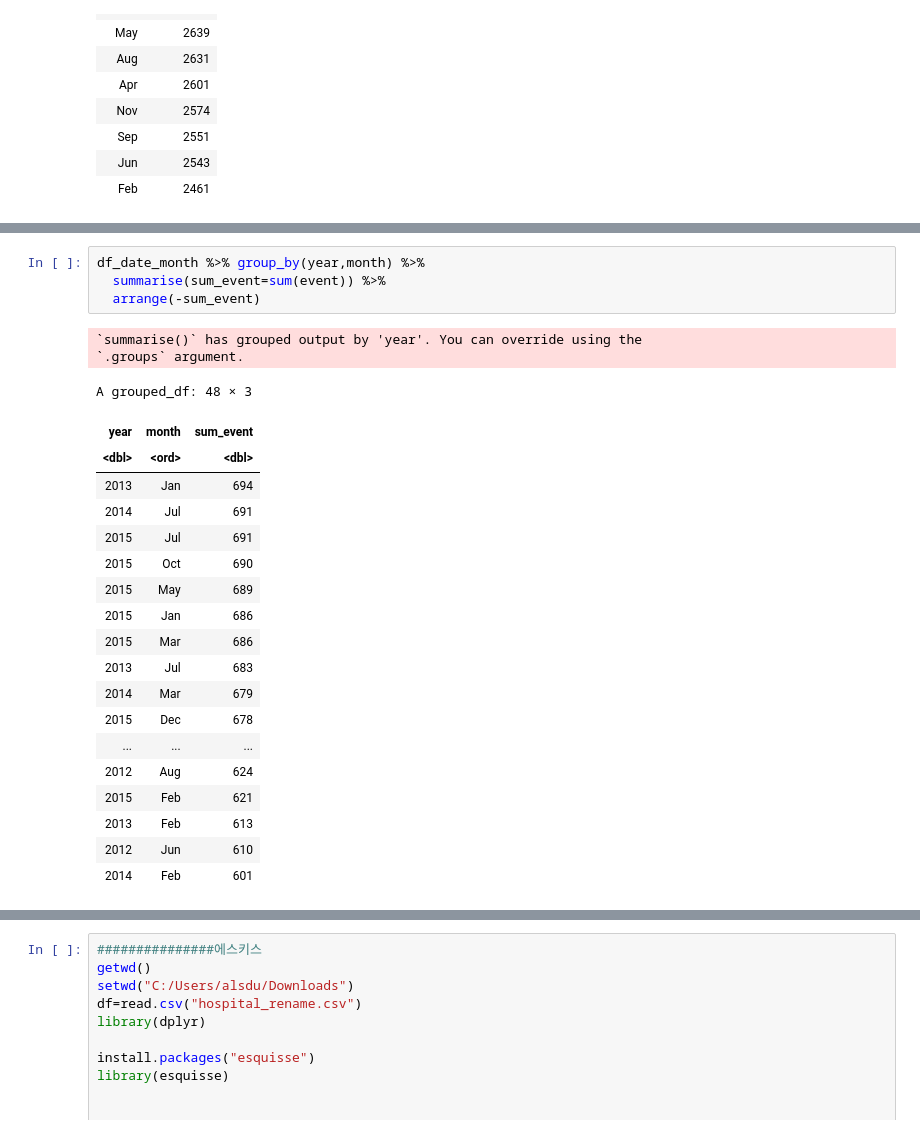
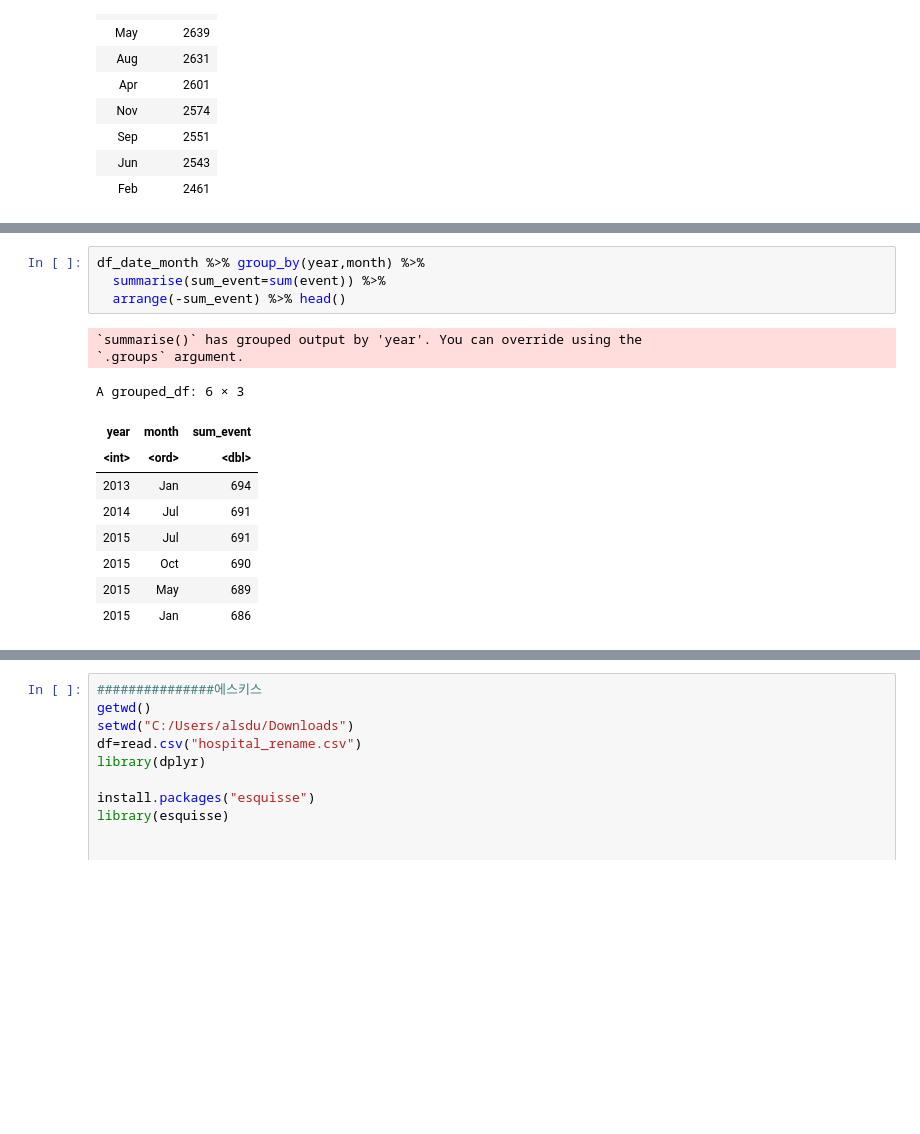
Before and after one commit to min02yam/Prediction-of-Cardiovascular-Disease-Incidence-using-machine-learning, a Jupyter notebook: hospital_Eda.ipynb, the cells around one changed output, grey strips where cells are left out. Drawn from its saved outputs; the diff is of its cells as text; blank space fills up the shorter version.

```diff
--- a/hospital_Eda.ipynb
+++ b/hospital_Eda.ipynb
@@ -763,27 +698,17 @@ A grouped_df: 48 × 3
 # %%
 df_date_month %>% group_by(year,month) %>%
   summarise(sum_event=sum(event)) %>%
-  arrange(-sum_event)
+  arrange(-sum_event) %>% head()
 # %% [output]
 `summarise()` has grouped output by 'year'. You can override using the
 `.groups` argument.
-A grouped_df: 48 × 3
+A grouped_df: 6 × 3
 | year | month | sum_event |
-| <dbl> | <ord> | <dbl> |
+| <int> | <ord> | <dbl> |
 | 2013 | Jan | 694 |
 | 2014 | Jul | 691 |
 | 2015 | Jul | 691 |
 | 2015 | Oct | 690 |
 | 2015 | May | 689 |
 | 2015 | Jan | 686 |
-| 2015 | Mar | 686 |
-| 2013 | Jul | 683 |
-| 2014 | Mar | 679 |
-| 2015 | Dec | 678 |
-| ... | ... | ... |
-| 2012 | Aug | 624 |
-| 2015 | Feb | 621 |
-| 2013 | Feb | 613 |
-| 2012 | Jun | 610 |
-| 2014 | Feb | 601 |
 # %%
```
Also changed, not shown: parts of 29 cells of this notebook.
